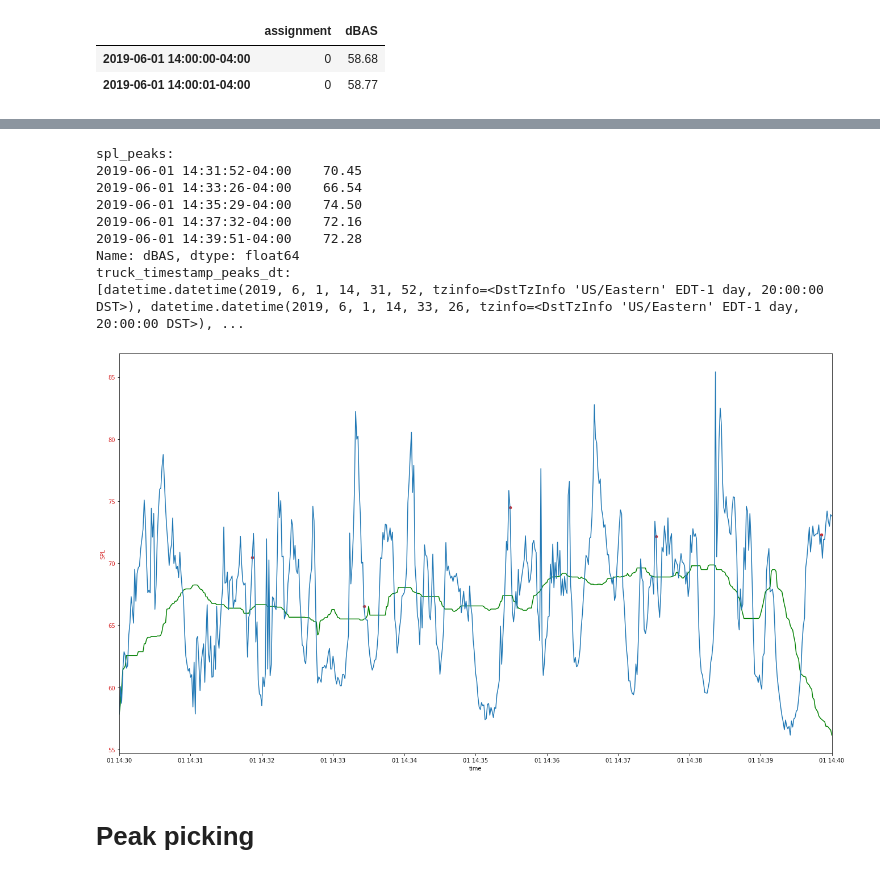
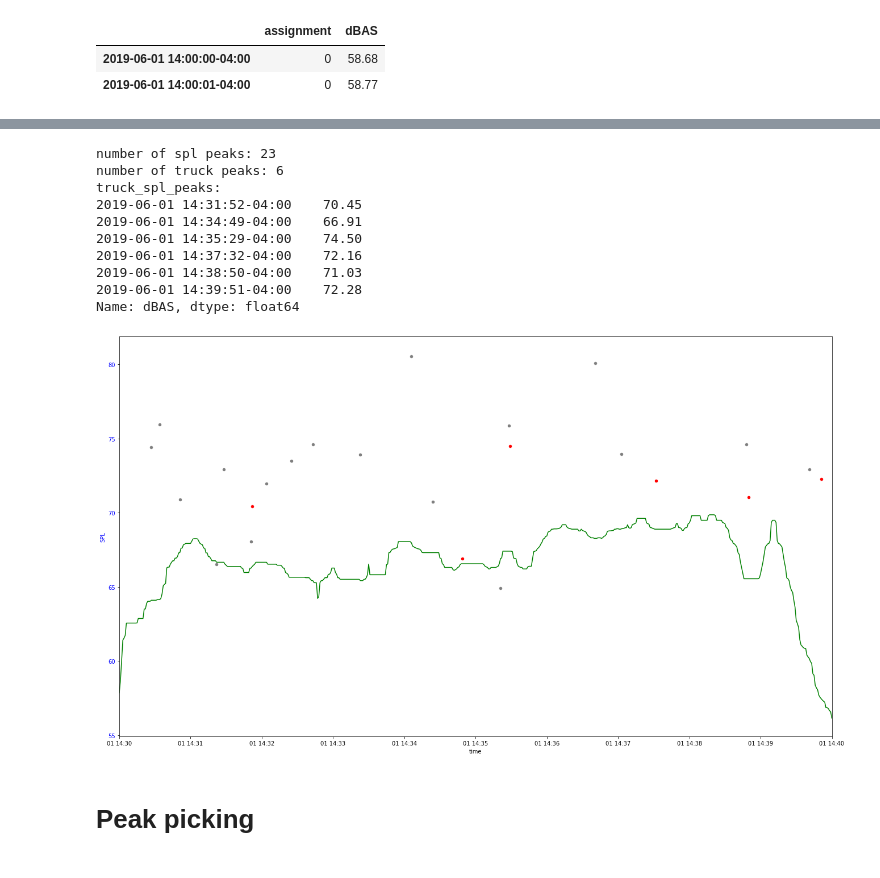
Before and after one commit to marin-hyatt/public-redhook-analysis, a Jupyter notebook: Truck_Analysis.ipynb, the cells around one changed output, grey strips where cells are left out. Cells and saved outputs as stored; diff of their text form; code cells hidden in the pictures.

```diff
--- a/Truck_Analysis.ipynb
+++ b/Truck_Analysis.ipynb
@@ -1005,16 +1055,17 @@ truck_timestamp_peaks_dt:
 # %%
-plot_truck_clusters_scatter(hour_joined_df, '2019-06-01 14:30:00-04:00', '2019-06-01 14:40:00-04:00')
+plot_truck_clusters_scatter(hour_joined_df, '2019-06-01 14:30:00-04:00', '2019-06-01 14:40:00-04:00', 7)
 # %% [output]
-spl_peaks:
+number of spl peaks: 23
+number of truck peaks: 6
+truck_spl_peaks:
 2019-06-01 14:31:52-04:00    70.45
-2019-06-01 14:33:26-04:00    66.54
+2019-06-01 14:34:49-04:00    66.91
 2019-06-01 14:35:29-04:00    74.50
 2019-06-01 14:37:32-04:00    72.16
+2019-06-01 14:38:50-04:00    71.03
 2019-06-01 14:39:51-04:00    72.28
 Name: dBAS, dtype: float64
-truck_timestamp_peaks_dt:
-[datetime.datetime(2019, 6, 1, 14, 31, 52, tzinfo=<DstTzInfo 'US/Eastern' EDT-1 day, 20:00:00 DST>), datetime.datetime(2019, 6, 1, 14, 33, 26, tzinfo=<DstTzInfo 'US/Eastern' EDT-1 day, 20:00:00 DST>), ...
-[figure, old version]
+[figure, new version]
 # %% [markdown]
 # Peak picking
 # %%
```
Also changed, not shown: parts of 12 cells of this notebook.
